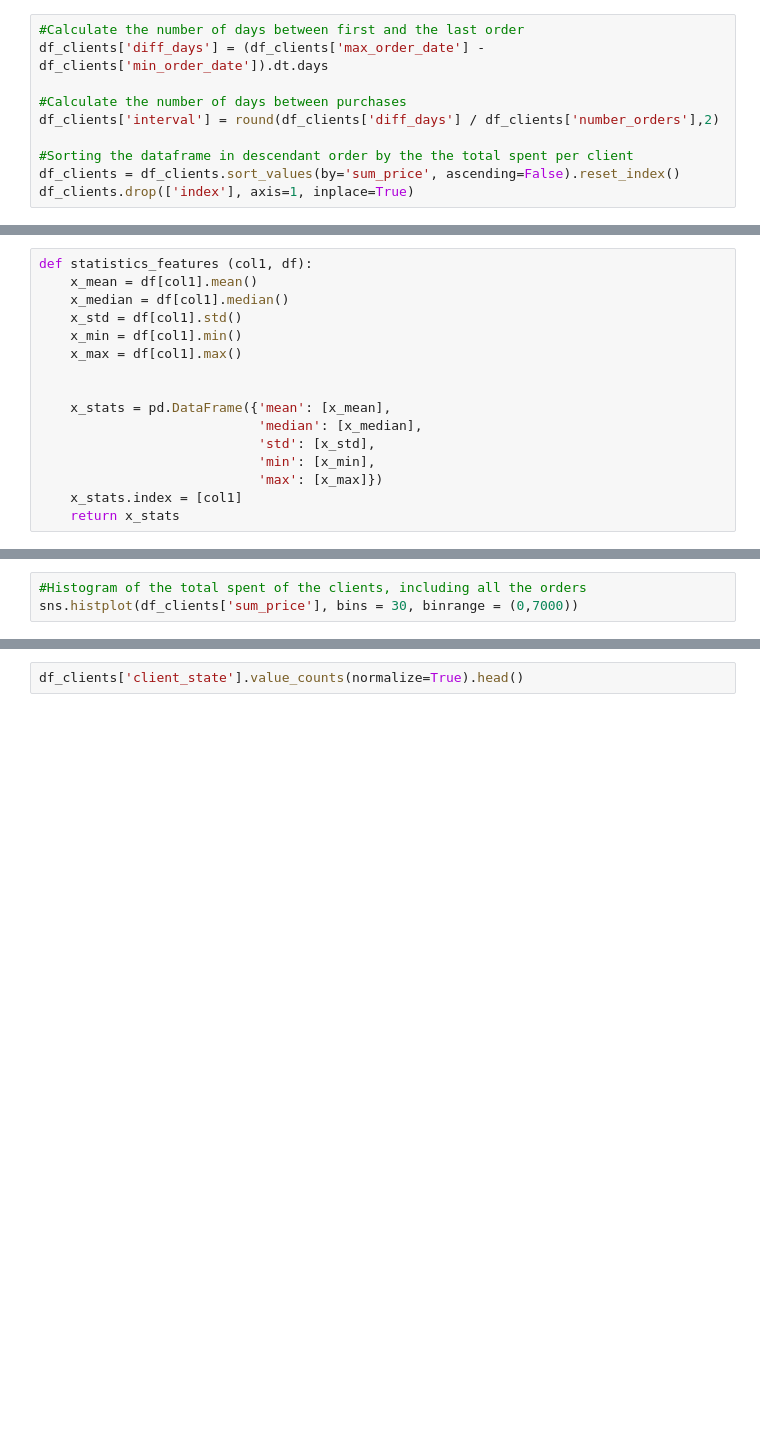
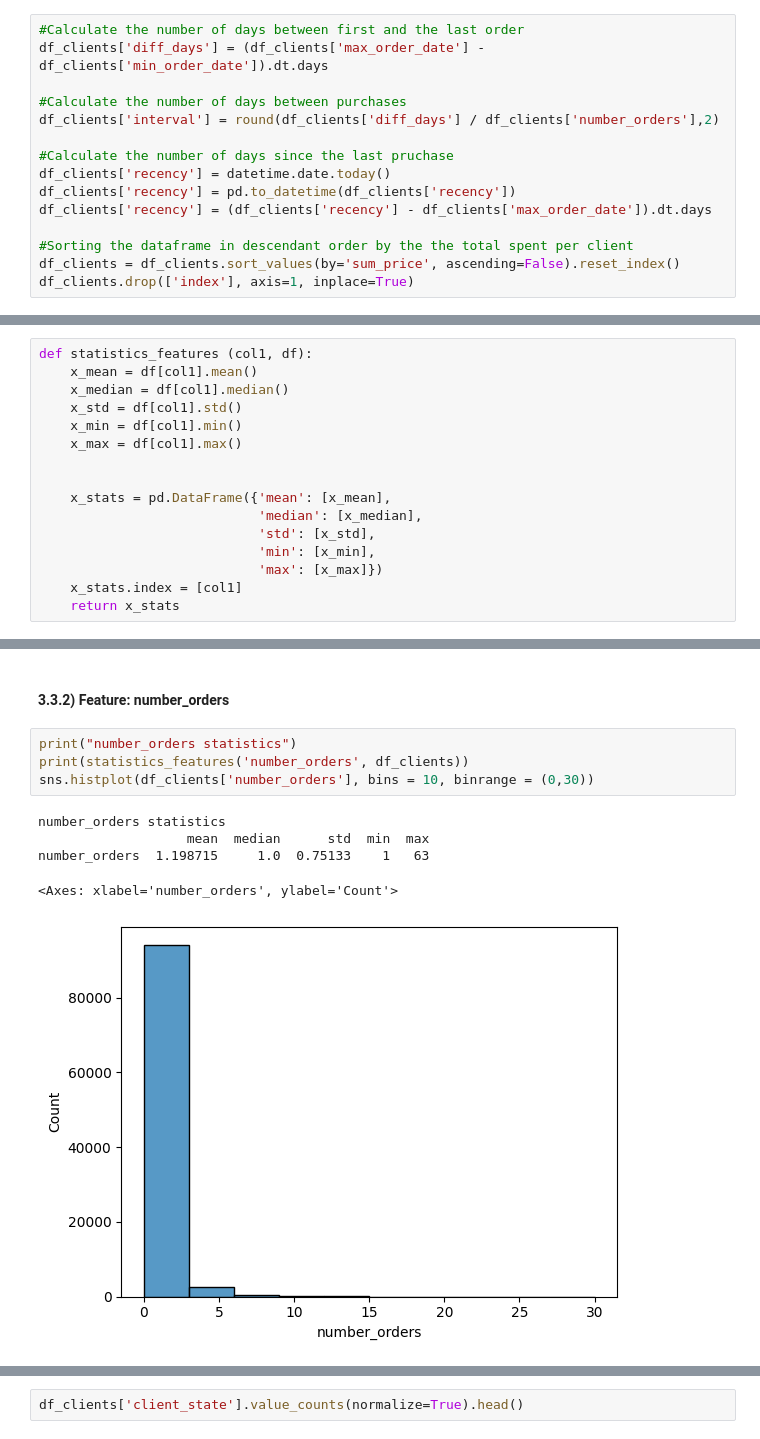
Before and after one commit to barbarafarah/clustering-clients, a Jupyter notebook: classifyng-customers.ipynb, the cells around one changed output, grey strips where cells are left out. Drawn from its saved outputs; the diff is of its cells as text; blank space fills up the shorter version.

```diff
--- a/classifyng-customers.ipynb
+++ b/classifyng-customers.ipynb
@@ -225,6 +206,11 @@ df_clients['diff_days'] = (df_clients['max_order_date'] - df_clients['min_order_
 #Calculate the number of days between purchases
 df_clients['interval'] = round(df_clients['diff_days'] / df_clients['number_orders'],2)
 
+#Calculate the number of days since the last pruchase
+df_clients['recency'] = datetime.date.today()
+df_clients['recency'] = pd.to_datetime(df_clients['recency'])
+df_clients['recency'] = (df_clients['recency'] - df_clients['max_order_date']).dt.days
+
 #Sorting the dataframe in descendant order by the the total spent per client
 df_clients = df_clients.sort_values(by='sum_price', ascending=False).reset_index()
 df_clients.drop(['index'], axis=1, inplace=True)
@@ -284,4 +268,13 @@ sns.histplot(df_clients['sum_price'], bins = 30, binrange = (0,7000))
 [figure]
-# %%
-#Histogram of the total spent of the clients, including all the orders
-sns.histplot(df_clients['sum_price'], bins = 30, binrange = (0,7000))
+# %% [markdown]
+#### 3.3.2) Feature: number_orders
+# %%
+print("number_orders statistics")
+print(statistics_features('number_orders', df_clients))
+sns.histplot(df_clients['number_orders'], bins = 10, binrange = (0,30))
+# %% [output]
+number_orders statistics
+                   mean  median      std  min  max
+number_orders  1.198715     1.0  0.75133    1   63
+<Axes: xlabel='number_orders', ylabel='Count'>
+[figure, added]
```
Also changed, not shown: parts of 45 cells of this notebook, 1 other file.
